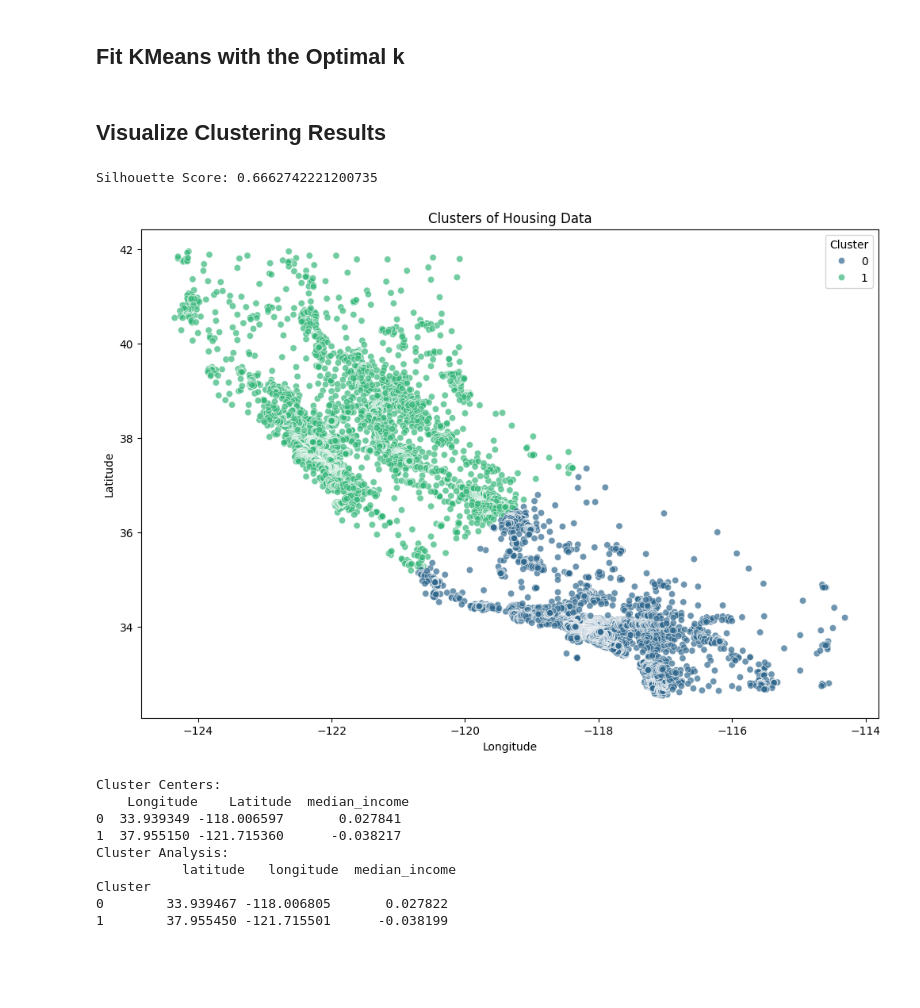
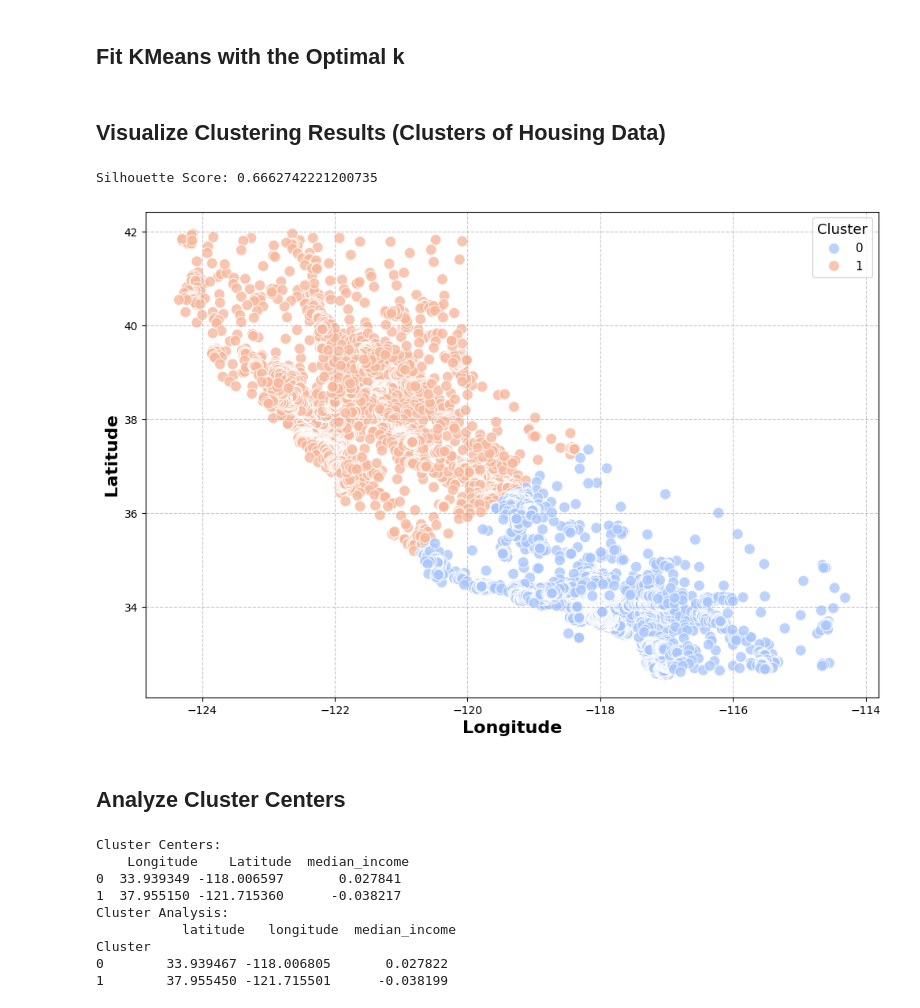
Before and after one commit to omisa69/IAI600Lab6, a Jupyter notebook: IAI600Lab6.ipynb, the cells around one changed output. Saved outputs shown, nothing was run; the diff lists cells and outputs as text; code cells hidden in the pictures; blank space fills up the shorter version.

Commit message:
adding figure and report

```diff
--- a/IAI600Lab6.ipynb
+++ b/IAI600Lab6.ipynb
@@ -126,27 +126,30 @@ optimal_kmeans.fit(X)
 # Add cluster labels to the dataframe
 X['Cluster'] = optimal_kmeans.labels_
 # %% [markdown]
-## Visualize Clustering Results
+## Visualize Clustering Results (Clusters of Housing Data)
 # %%
 from matplotlib import pyplot as plt
 import seaborn as sns
 from sklearn.metrics import silhouette_score
 
 # Calculate silhouette score
 silhouette_avg = silhouette_score(X, X['Cluster'])
 print(f"Silhouette Score: {silhouette_avg}")
 
-# Plotting clusters
+# Plotting clusters with a fancier palette
 plt.figure(figsize=(12, 8))
-sns.scatterplot(data=X, x='longitude', y='latitude', hue='Cluster', palette='viridis', alpha=0.7)
-plt.title('Clusters of Housing Data')
-plt.xlabel('Longitude')
-plt.ylabel('Latitude')
-plt.legend(title='Cluster')
-plt.show()
+sns.scatterplot(data=X, x='longitude', y='latitude', hue='Cluster', palette='coolwarm', alpha=0.8, edgecolor='w', s=100)
+plt.title('', fontsize=18, weight='bold')
+plt.xlabel('Longitude', fontsize=16, fontweight='bold')
+
+plt.ylabel('Latitude', fontsize=16, fontweight='bold')
+plt.legend(title='Cluster', title_fontsize='13', fontsize='11', loc='upper right')
+plt.grid(True, linestyle='--', alpha=0.7)
 # %% [output]
 Silhouette Score: 0.6662742221200735
-[figure, old version]
+[figure, new version]
+# %% [markdown]
+## Analyze Cluster Centers
 # %%
 # Calculate cluster centers
 centers = optimal_kmeans.cluster_centers_
```
Also changed, not shown: 2 other files.
